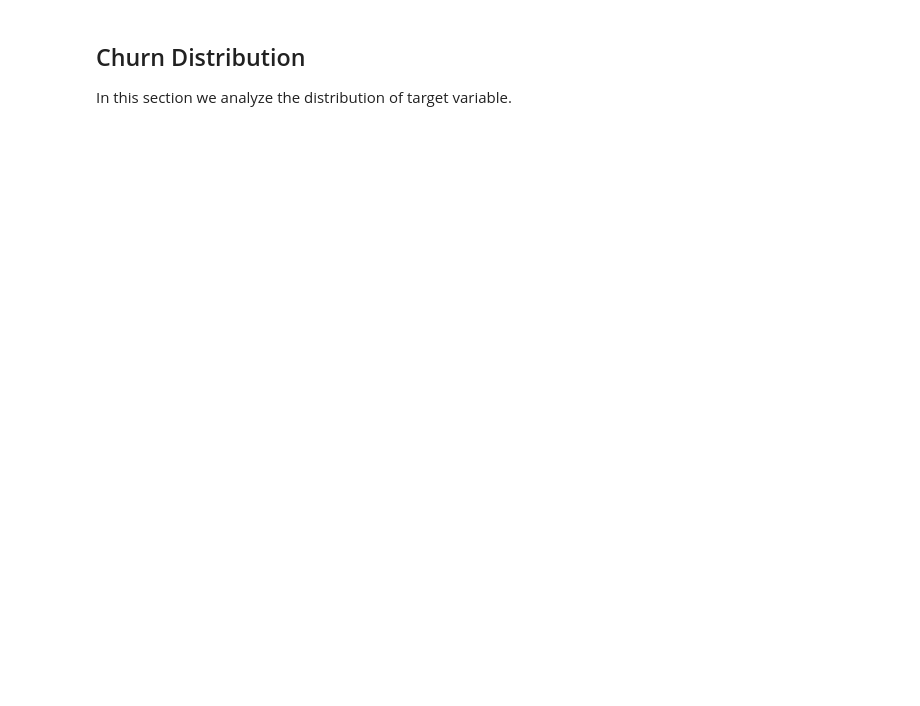
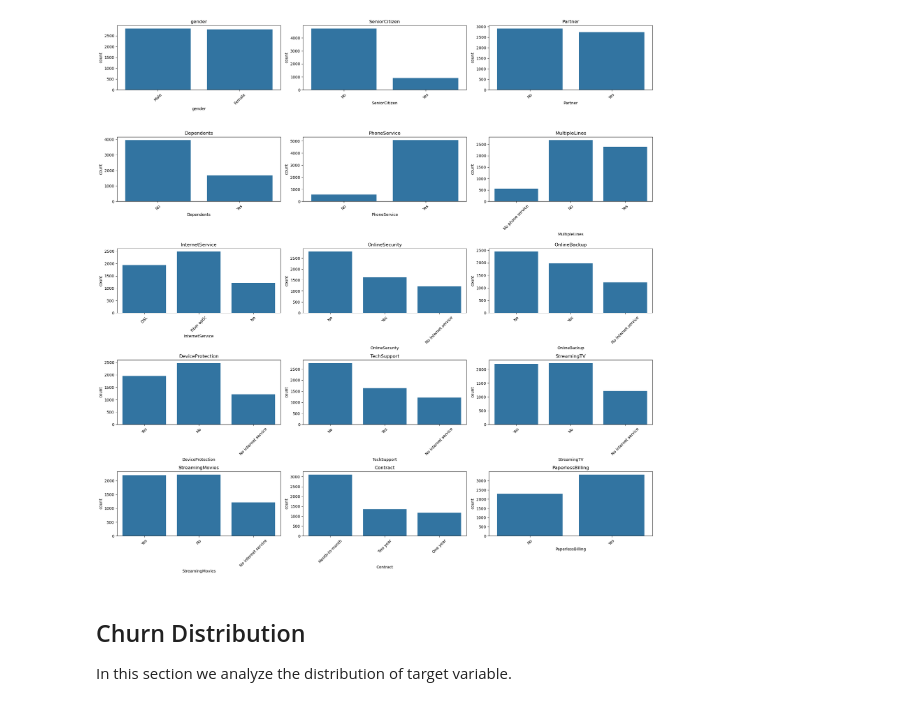
Before and after one commit to maryamzakeri-ds/customer-churn-prediction, a Jupyter notebook: notebooks/03_eda.ipynb, the cells around one changed output. Saved outputs shown, nothing was run; the diff lists cells and outputs as text; code cells hidden in the pictures; blank space fills up the shorter version.

```diff
--- a/notebooks/03_eda.ipynb
+++ b/notebooks/03_eda.ipynb
@@ -17,3 +58,19 @@ df = pd.read_csv(file_name)
+# %%
+cat_cols = train_df.select_dtypes('object').columns.tolist()
+cat_cols.remove('Churn')
+fig, axes = plt.subplots(5, 3, figsize=(20, 20))
+for col, ax in zip(cat_cols, axes.flat):
+    sns.countplot(
+        data=train_df,
+        x=col,
+        ax=ax
+    )
+    ax.set_title(col)
+    ax.tick_params(axis='x', rotation=45)
+plt.tight_layout()
+plt.show()
+# %% [output]
+[figure, added]
 # %% [markdown]
 ## Churn Distribution
 
```
Also changed, not shown: parts of 89 cells of this notebook, 10 other files.
